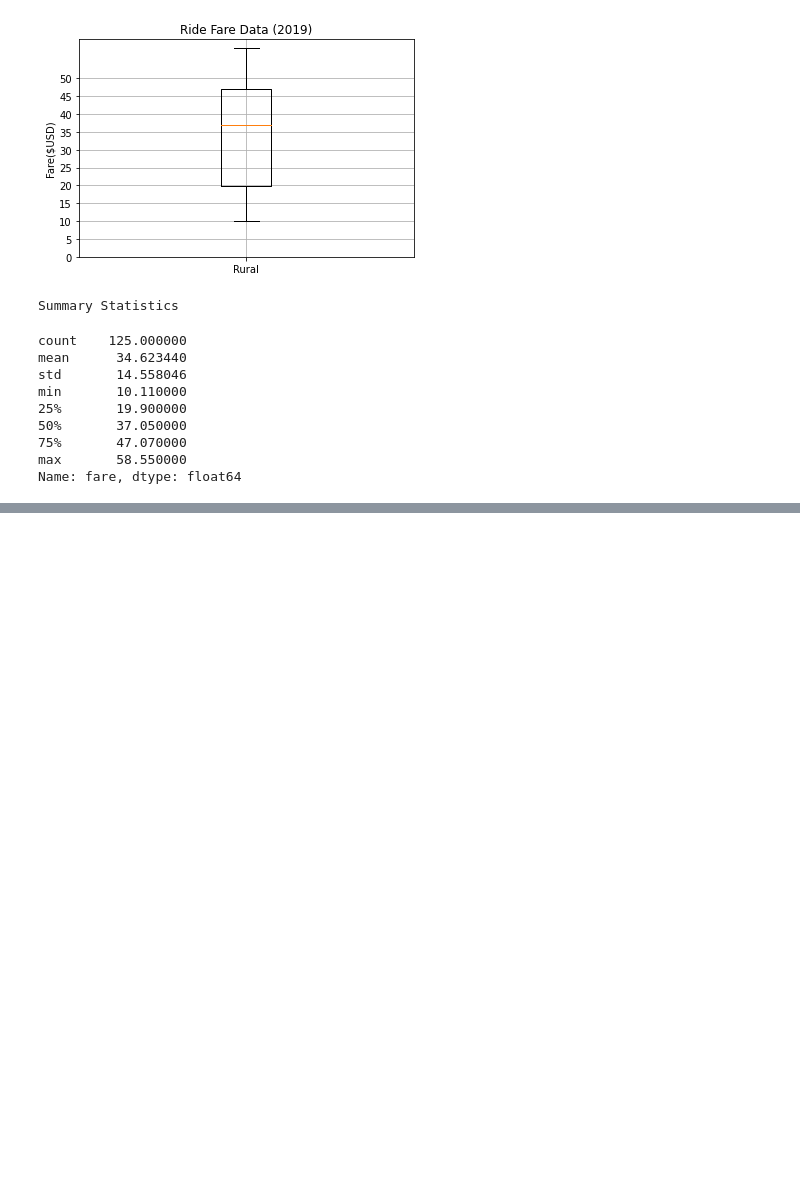
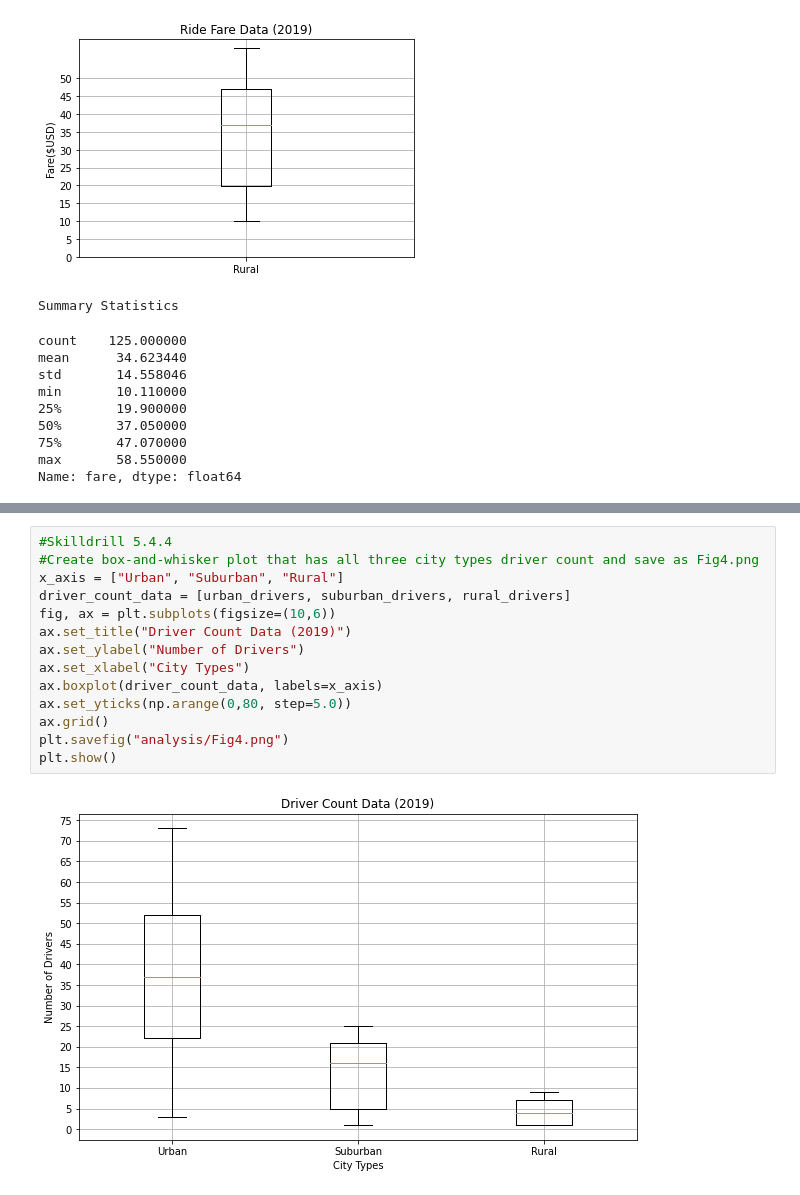
Before and after one commit to armandolatigo/PyBer_Analysis, a Jupyter notebook: PyBer.ipynb, the cells around one changed output, grey strips where cells are left out. Saved outputs shown, nothing was run; the diff lists cells and outputs as text; blank space fills up the shorter version.

```diff
--- a/PyBer.ipynb
+++ b/PyBer.ipynb
@@ -718,0 +799,16 @@ plt.show()
+# %%
+#Skilldrill 5.4.4
+#Create box-and-whisker plot that has all three city types driver count and save as Fig4.png
+x_axis = ["Urban", "Suburban", "Rural"]
+driver_count_data = [urban_drivers, suburban_drivers, rural_drivers]
+fig, ax = plt.subplots(figsize=(10,6))
+ax.set_title("Driver Count Data (2019)")
+ax.set_ylabel("Number of Drivers")
+ax.set_xlabel("City Types")
+ax.boxplot(driver_count_data, labels=x_axis)
+ax.set_yticks(np.arange(0,80, step=5.0))
+ax.grid()
+plt.savefig("analysis/Fig4.png")
+plt.show()
+# %% [output]
+[figure, added]
```
Also changed, not shown: parts of 5 cells of this notebook, 2 other files.
